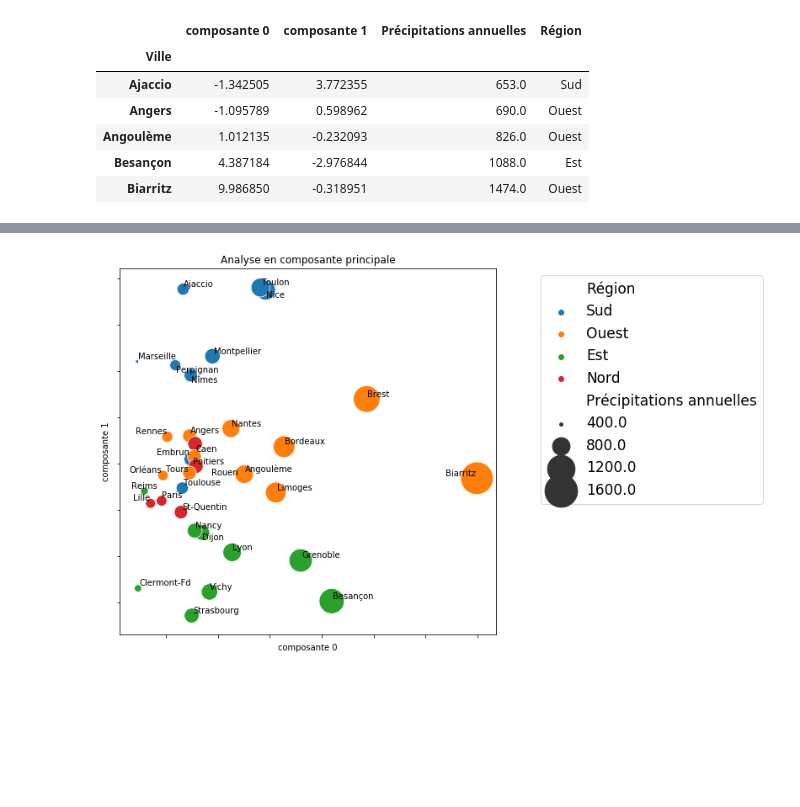
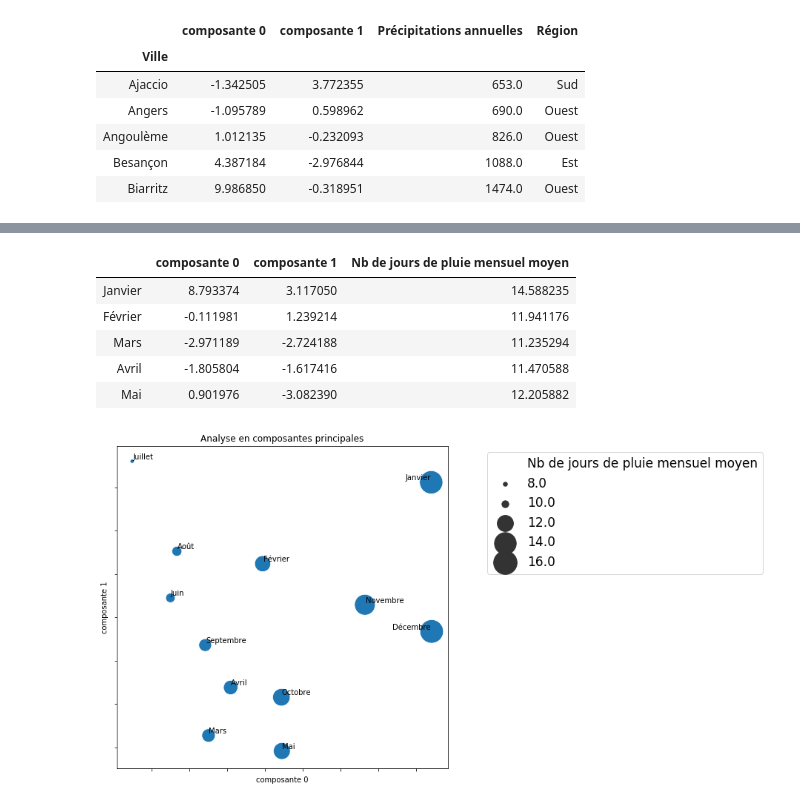
Before and after one commit to campusplage/compte-rendus-brun-franc, a Jupyter notebook: TP2_sklearn.ipynb, the cells around one changed output, grey strips where cells are left out. Saved outputs shown, nothing was run; the diff lists cells and outputs as text; code cells hidden in the pictures; blank space fills up the shorter version.

```diff
--- a/TP2_sklearn.ipynb
+++ b/TP2_sklearn.ipynb
@@ -497,23 +521,64 @@ Requirement already satisfied: setuptools in /anaconda3/lib/python3.7/site-packa
+# %%
+# ACP du nombre de jours de pluie par mois
+
+# Nom des mois
+months=['Janvier', 'Février', 'Mars', 'Avril', 'Mai', 'Juin', 'Juillet','Août', 'Septembre', 'Octobre', 'Novembre', 'Décembre']
+
+# Données sur les jours de pluie
+data_columns = raw_data.columns[13:25]
+x2 = raw_data[data_columns]
+x2t=x2.T
+
+# Normalisation
+x2t = StandardScaler().fit_transform(x2t)
+
+# ACP
+n_components = 2
+pca = PCA(n_components=n_components)
+
+# ACP sur les données
+pca.fit(x2t);
+
+# On applique l'ACP aux données
+x2t_transformed = pca.transform(x2t)
+
+# Tableau avec les composantes pour chaque mois et le nombre de jours de pluie moyen par mois
+pca_names = ['composante %d' % d for d in range(n_components)]
+data_pca = pandas.DataFrame(x2t_transformed,
+                            index=months,
+                            columns=pca_names)
+import numpy as np
+moy=np.array(x2.mean())
+data_pca['Nb de jours de pluie mensuel moyen'] = moy
+
+
+# affichons les premiers échantillons
+data_pca.head()
+# %% [output]
+|  | composante 0 | composante 1 | Nb de jours de pluie mensuel moyen |
+| Janvier | 8.793374 | 3.117050 | 14.588235 |
+| Février | -0.111981 | 1.239214 | 11.941176 |
+| Mars | -2.971189 | -2.724188 | 11.235294 |
+| Avril | -1.805804 | -1.617416 | 11.470588 |
+| Mai | 0.901976 | -3.082390 | 12.205882 |
 # %%
-# Création d'un nuage de points avec le nom de chaque ville
+# Affichage du nuage de points des mois
 g = sns.scatterplot(x='composante 0',
                 y='composante 1',
-                size='Précipitations annuelles',
-                sizes=(15,1500),
-                data=data_pca,
-                hue='Région')
-
+                size='Nb de jours de pluie mensuel moyen',
+                sizes=(30,1000),
+                data=data_pca)
 g.figure.set_size_inches(8,8)
 ax = plt.gca()
 texts = []
 for i, (text_x,text_y) in enumerate(data_pca.iloc[:,:2].to_numpy()):
   texts.append(ax.annotate(data_pca.index[i], (text_x,text_y)))
 adjust_text(texts)
 
-## Titre, légende, etiquette
+## Titre et légendes
 plt.gca().set_yticklabels([])
 plt.gca().set_xticklabels([])
-plt.title('Analyse en composante principale');
+plt.title('Analyse en composantes principales');
 plt.gca().legend(prop={'size': 17}, bbox_to_anchor=(1.1, 1.0));
 # %% [output]
-[figure, old version]
+[figure, new version]
```
Also changed, not shown: parts of 10 cells of this notebook.
